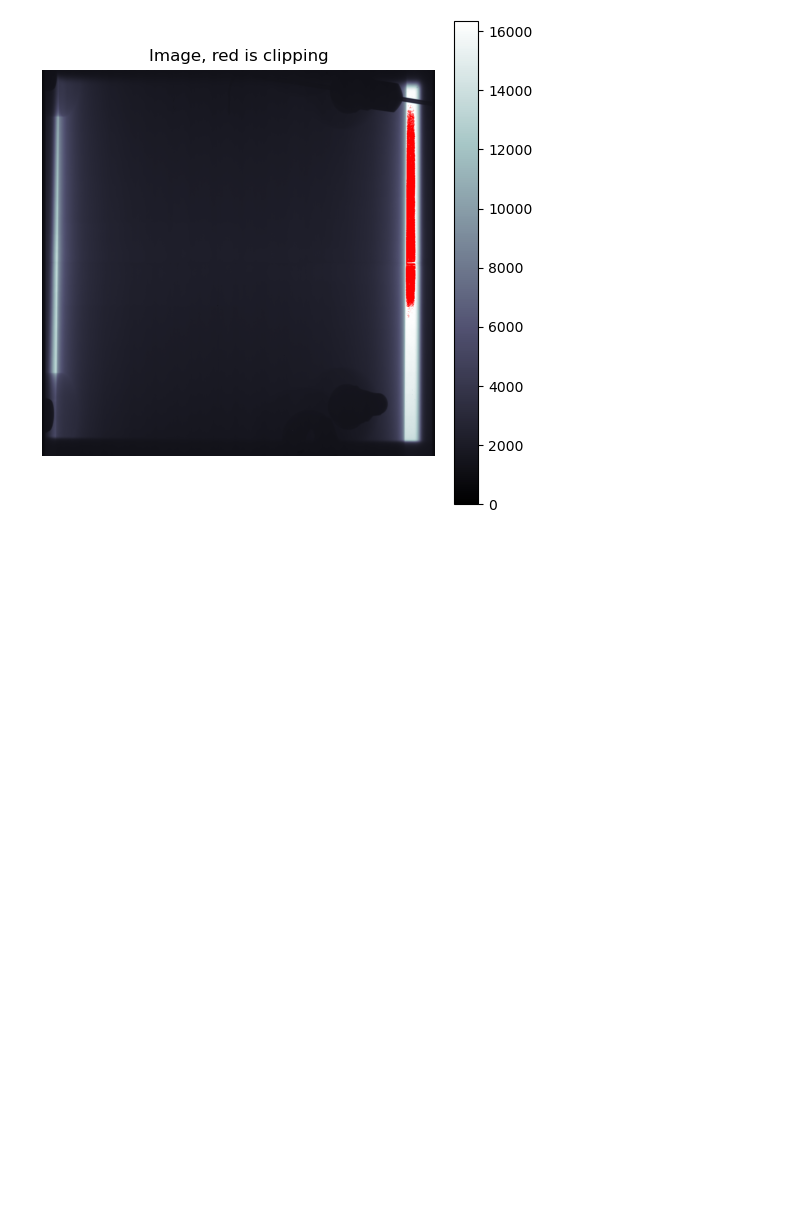
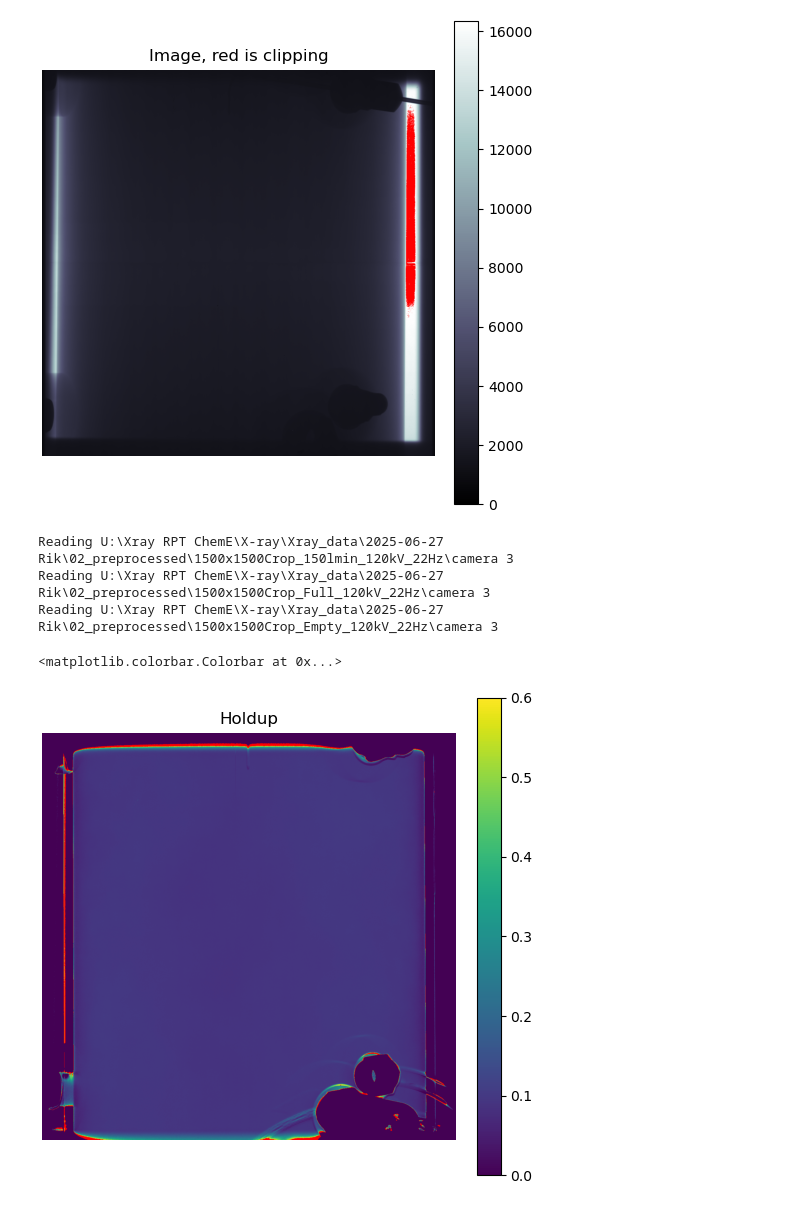
Before and after one commit to RikVolger/3ct-tools, a Jupyter notebook: notebooks/check_tiffs.ipynb, the cells around one changed output. Drawn from its saved outputs; the diff is of its cells as text; code cells hidden in the pictures; blank space fills up the shorter version.

Commit message:
Include holdup plotting

```diff
--- a/notebooks/check_tiffs.ipynb
+++ b/notebooks/check_tiffs.ipynb
@@ -30,3 +30,24 @@ plt.colorbar(im)
 Reading U:\Xray RPT ChemE\X-ray\Xray_data\2025-06-26 Rik\02_preprocessed\1500x1500Crop_Full_120kV_22Hz\camera 1
 <matplotlib.colorbar.Colorbar at 0x...>
 [figure]
+# %%
+from tri_ct_tools.convert.holdup import plot_holdup, two_point_holdup
+
+
+meas = Path(R"U:\Xray RPT ChemE\X-ray\Xray_data\2025-06-27 Rik\02_preprocessed\1500x1500Crop_150lmin_120kV_22Hz\camera 3")
+full = Path(R"U:\Xray RPT ChemE\X-ray\Xray_data\2025-06-27 Rik\02_preprocessed\1500x1500Crop_Full_120kV_22Hz\camera 3")
+empty = Path(R"U:\Xray RPT ChemE\X-ray\Xray_data\2025-06-27 Rik\02_preprocessed\1500x1500Crop_Empty_120kV_22Hz\camera 3")
+
+meas_img = singlecam_mean(meas, range(50, 200), (det['rows'], det['cols']))
+full_img = singlecam_mean(full, range(50, 200), (det['rows'], det['cols']))
+empty_img = singlecam_mean(empty, range(50, 200), (det['rows'], det['cols']))
+
+holdup = two_point_holdup(meas_img, full_img, empty_img)
+fig, im = plot_holdup(holdup)
+plt.colorbar(im)
+# %% [output]
+Reading U:\Xray RPT ChemE\X-ray\Xray_data\2025-06-27 Rik\02_preprocessed\1500x1500Crop_150lmin_120kV_22Hz\camera 3
+Reading U:\Xray RPT ChemE\X-ray\Xray_data\2025-06-27 Rik\02_preprocessed\1500x1500Crop_Full_120kV_22Hz\camera 3
+Reading U:\Xray RPT ChemE\X-ray\Xray_data\2025-06-27 Rik\02_preprocessed\1500x1500Crop_Empty_120kV_22Hz\camera 3
+<matplotlib.colorbar.Colorbar at 0x...>
+[figure, added]
```
Also changed, not shown: 1 other file.
